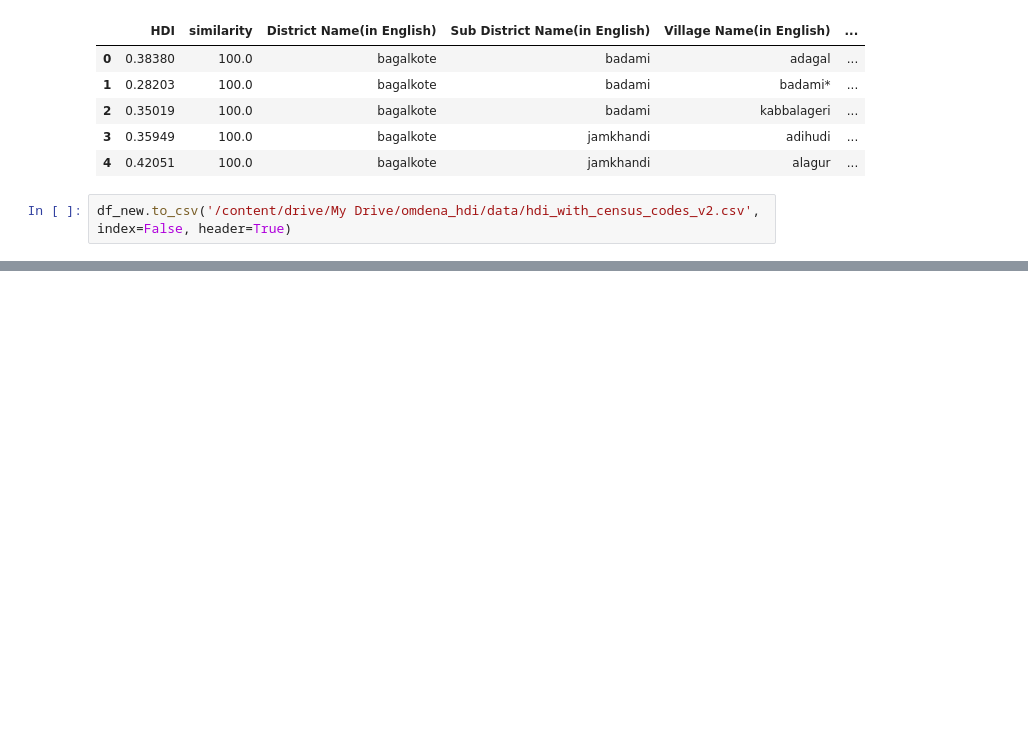
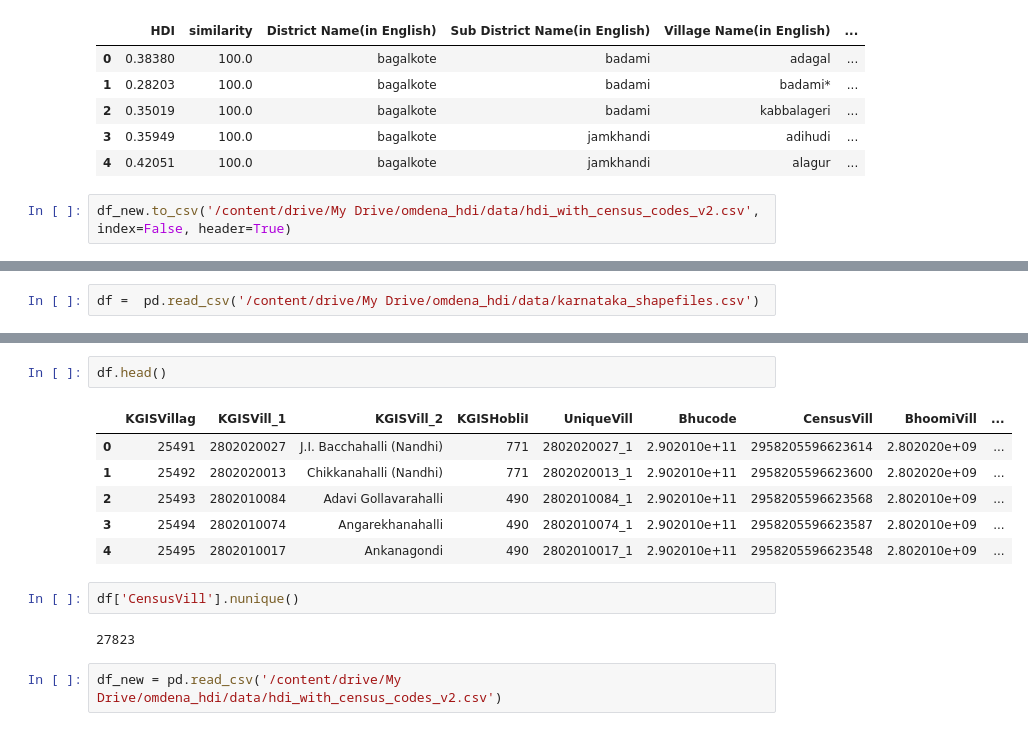
Before and after one commit to ishgirwan/gee, a Jupyter notebook: karnataka_hdi_dw.ipynb, the cells around one changed output, grey strips where cells are left out. Saved outputs shown, nothing was run; the diff lists cells and outputs as text; blank space fills up the shorter version.

```diff
--- a/karnataka_hdi_dw.ipynb
+++ b/karnataka_hdi_dw.ipynb
@@ -1028,0 +1059,2 @@ df_new.to_csv('/content/drive/My Drive/omdena_hdi/data/hdi_with_census_codes_v2.
+# %%
+df =  pd.read_csv('/content/drive/My Drive/omdena_hdi/data/karnataka_shapefiles.csv')
@@ -1028,0 +1081,15 @@ df_new.to_csv('/content/drive/My Drive/omdena_hdi/data/hdi_with_census_codes_v2.
+# %%
+df.head()
+# %% [output]
+|  | KGISVillag | KGISVill_1 | KGISVill_2 | KGISHobliI | UniqueVill | Bhucode | CensusVill | BhoomiVill | ... |
+| 0 | 25491 | 2802020027 | J.I. Bacchahalli (Nandhi) | 771 | 2802020027_1 | 2.902010e+11 | 2958205596623614 | 2.802020e+09 | ... |
+| 1 | 25492 | 2802020013 | Chikkanahalli (Nandhi) | 771 | 2802020013_1 | 2.902010e+11 | 2958205596623600 | 2.802020e+09 | ... |
+| 2 | 25493 | 2802010084 | Adavi Gollavarahalli | 490 | 2802010084_1 | 2.902010e+11 | 2958205596623568 | 2.802010e+09 | ... |
+| 3 | 25494 | 2802010074 | Angarekhanahalli | 490 | 2802010074_1 | 2.902010e+11 | 2958205596623587 | 2.802010e+09 | ... |
+| 4 | 25495 | 2802010017 | Ankanagondi | 490 | 2802010017_1 | 2.902010e+11 | 2958205596623548 | 2.802010e+09 | ... |
+# %%
+df['CensusVill'].nunique()
+# %% [output]
+27823
+# %%
+df_new = pd.read_csv('/content/drive/My Drive/omdena_hdi/data/hdi_with_census_codes_v2.csv')
```
Also changed, not shown: parts of 29 cells of this notebook.
